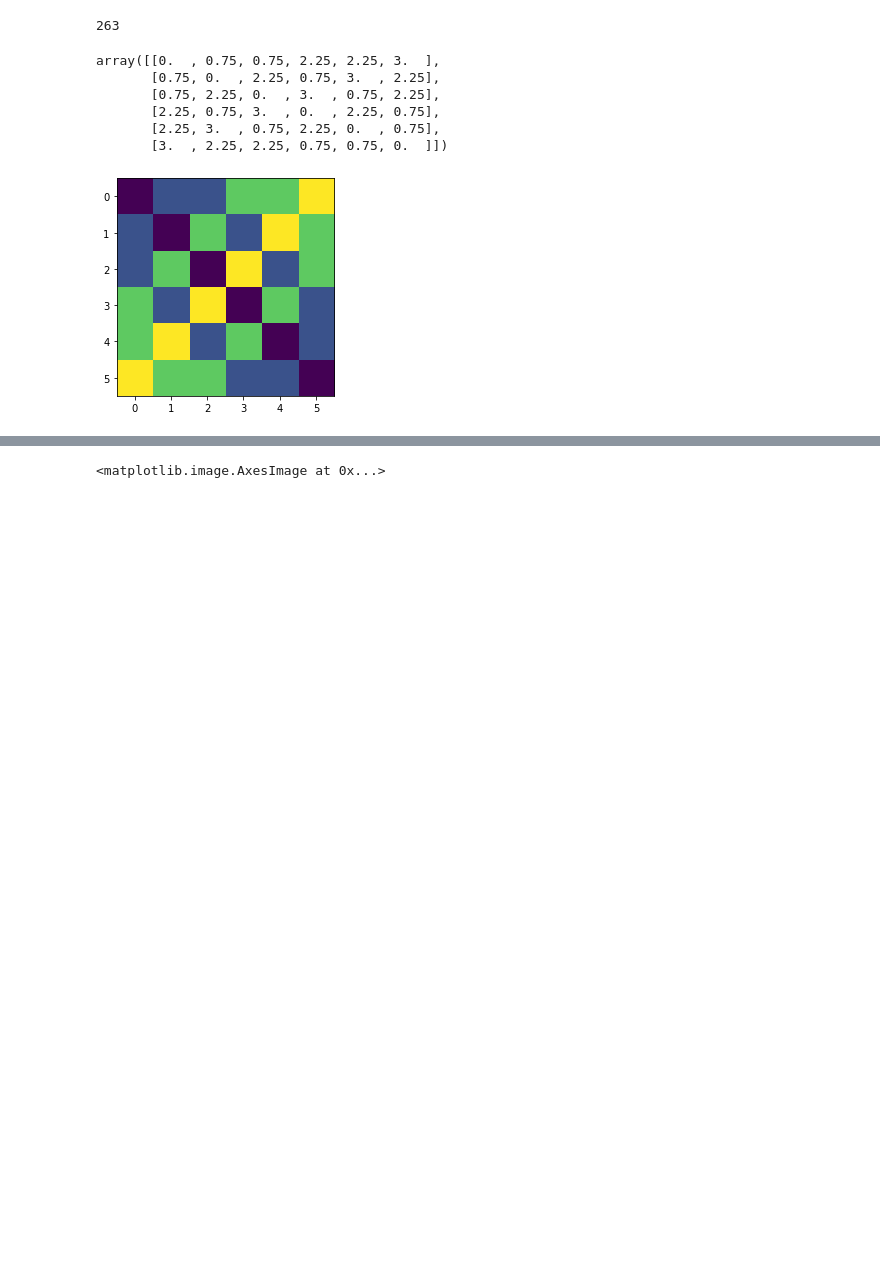
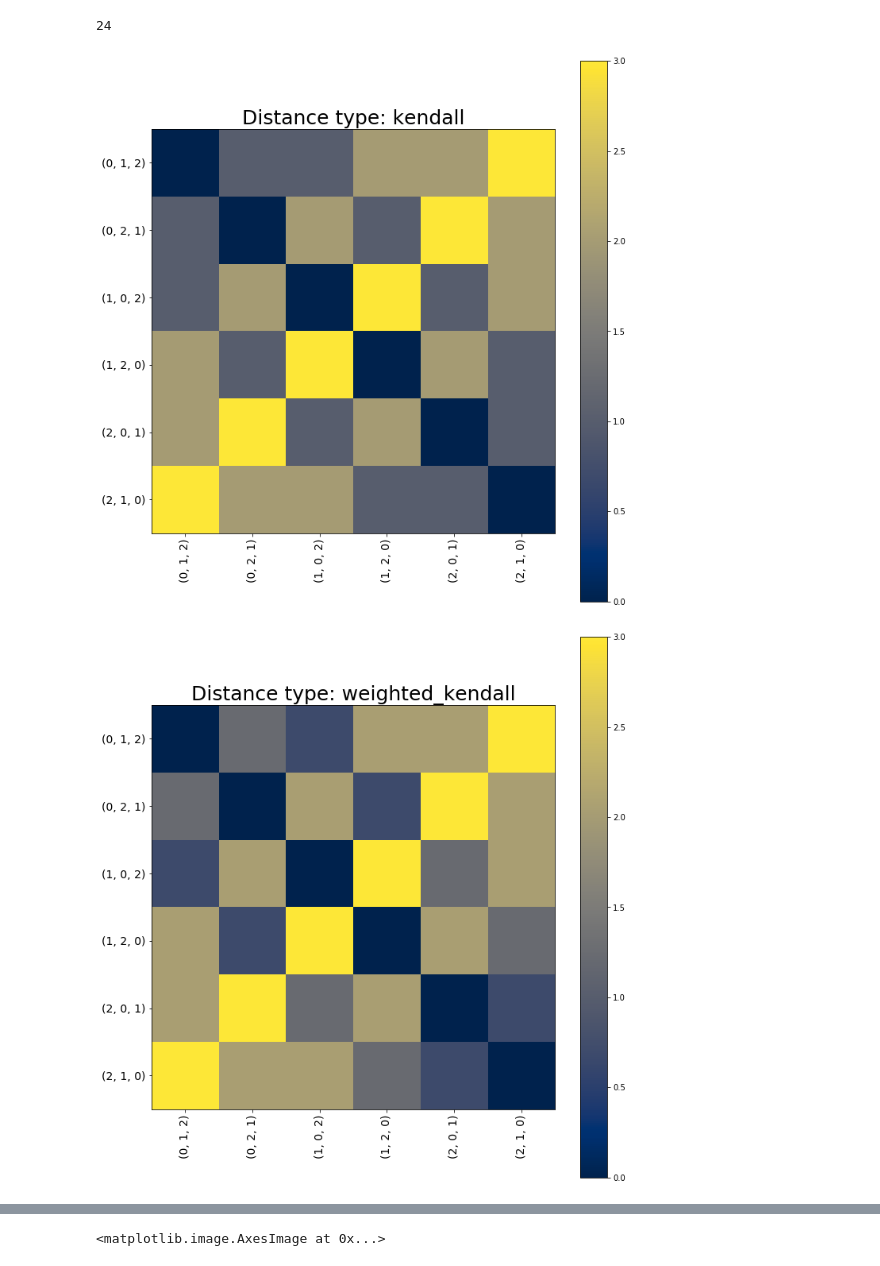
Before and after one commit to gncs/boa, a Jupyter notebook: notebooks/scratch.ipynb, the cells around one changed output, grey strips where cells are left out. Saved outputs shown, nothing was run; the diff lists cells and outputs as text; code cells hidden in the pictures; blank space fills up the shorter version.

Commit message:
Added distance plots

```diff
--- a/notebooks/scratch.ipynb
+++ b/notebooks/scratch.ipynb
@@ -105,27 +109,13 @@ def generate_neighbourhood(perm, dist=1):
 
     return list(neighbourhood)
 # %%
-N = 9
+N = 3
 
-candidate_perms = list(permutations(range(N)))[:10]
+candidate_perms = list(permutations(range(N)))
 
-flatten = lambda l: [item for sublist in l for item in sublist]
-candidate_perms = flatten(list(map(lambda p: generate_neighbourhood(p, dist=2), candidate_perms)))
+# flatten = lambda l: [item for sublist in l for item in sublist]
+# candidate_perms = flatten(list(map(lambda p: generate_neighbourhood(p, dist=2), candidate_perms)))
 # %%
 len(list(set(candidate_perms)))
 # %% [output]
-263
+24
-# %%
-pw_dists = perm_pointwise_distance(tf.convert_to_tensor(candidate_perms, dtype=tf.float32),
-                                      tf.convert_to_tensor(candidate_perms, dtype=tf.float32),
-                                      kind="kendall") * (N - 1) / 8
-plt.imshow(pw_dists)
-#pw_dists.numpy()
-# %% [output]
-array([[0.  , 0.75, 0.75, 2.25, 2.25, 3.  ],
-       [0.75, 0.  , 2.25, 0.75, 3.  , 2.25],
-       [0.75, 2.25, 0.  , 3.  , 0.75, 2.25],
-       [2.25, 0.75, 3.  , 0.  , 2.25, 0.75],
-       [2.25, 3.  , 0.75, 2.25, 0.  , 0.75],
-       [3.  , 2.25, 2.25, 0.75, 0.75, 0.  ]])
-[figure, removed]
@@ -131,0 +125,23 @@ array([[0.  , 0.75, 0.75, 2.25, 2.25, 3.  ],
+# %%
+kinds = ["kendall", "weighted_kendall", "inverse_weighted_kendall", "spearman"]
+
+num_perms = len(list(candidate_perms))
+
+for kind in kinds:
+    plt.figure(figsize=(10, 10))
+    pw_dists = perm_pointwise_distance(tf.convert_to_tensor(candidate_perms, dtype=tf.float32),
+                                          tf.convert_to_tensor(candidate_perms, dtype=tf.float32),
+                                          kind=kind) * (N - 1) / 8
+    plt.imshow(pw_dists, cmap="cividis")
+    plt.xticks(np.arange(num_perms), candidate_perms, rotation=90, fontsize=14)
+    plt.yticks(np.arange(num_perms), candidate_perms, fontsize=14)
+    plt.title(f"Distance type: {kind}", fontsize=25)
+    plt.colorbar()
+    plt.tight_layout()
+
+    plt.savefig(f"{save_dir}/dist_{kind}_{N}")
+    plt.show()
+#pw_dists.numpy()
+# %% [output]
+[figure, added]
+[figure, added]
```
Also changed, not shown: parts of 3 cells of this notebook, 2 other files.
